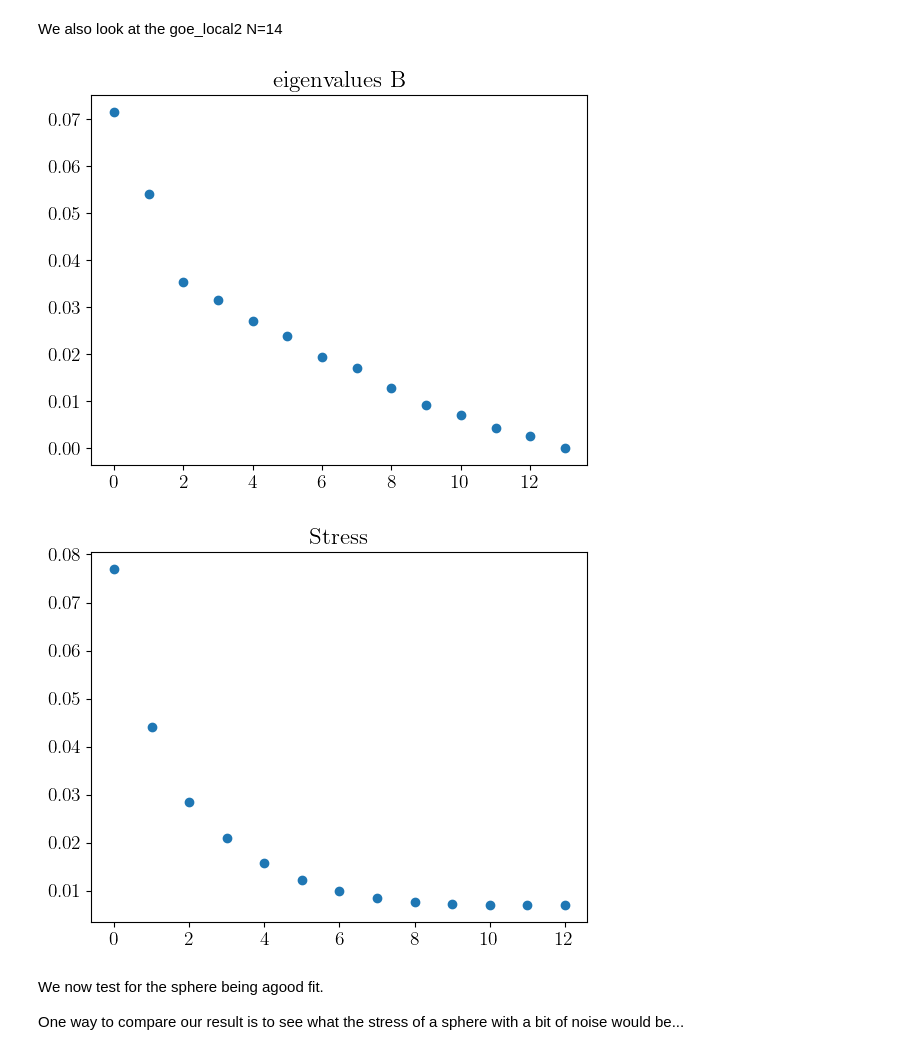
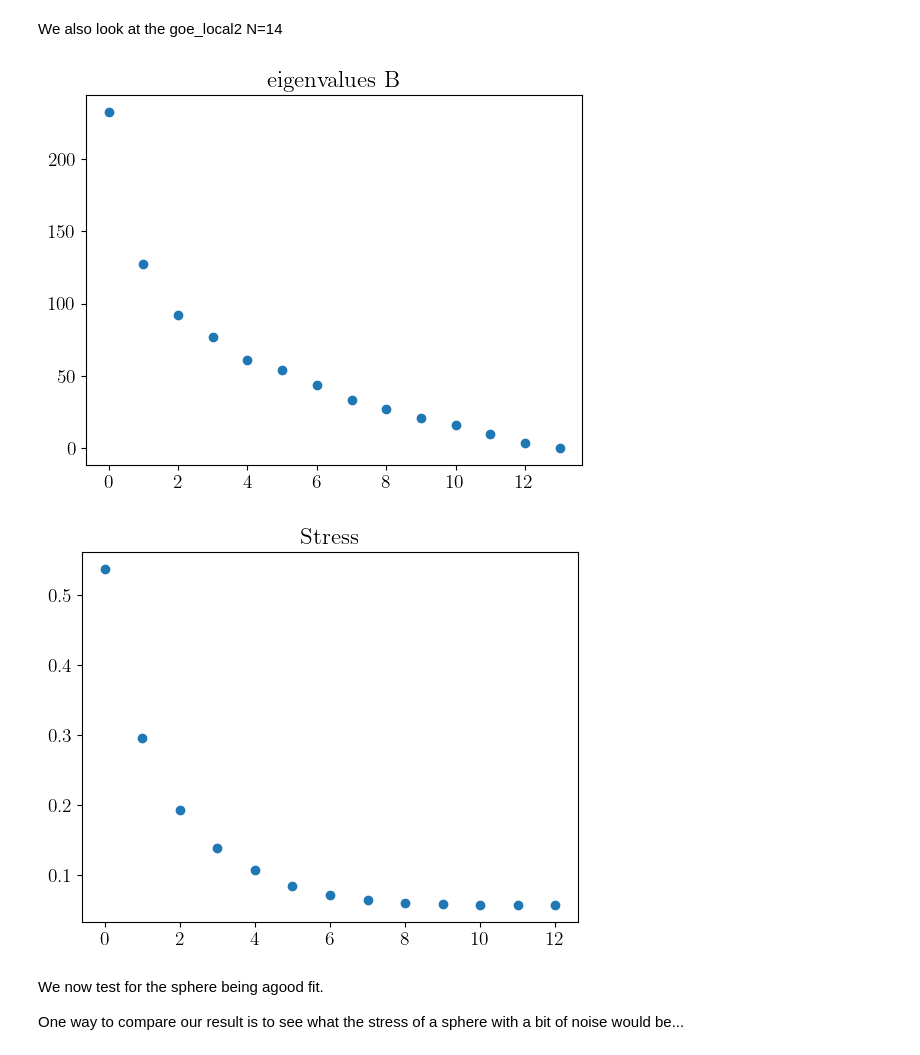
Before and after one commit to MarinAndreGirard/Quantum_emergent_dimension, a Jupyter notebook: getting_some_results.ipynb, the cells around one changed output. Cells and saved outputs as stored; diff of their text form; code cells hidden in the pictures.

```diff
--- a/getting_some_results.ipynb
+++ b/getting_some_results.ipynb
@@ -90,40 +90,30 @@ plt.show()
 We also look at the goe_local2 N=14
 # %%
 N = 14
-range_k=3
+range_k=6
 folder = 'goe_local2'
 state_number=0
 
-file_name=folder+f"{N}_{k}_{state_number}"
-dab=load_d(file_name)
-get_stress(dab)
-get_eigenvalues_B_from_dab(dab,N,file_name)
+eigen_avg=np.zeros(N)
+stress_avg=np.zeros(N-1)
+for k in range(range_k):
+    file_name=folder+f"{N}_{k}_{state_number}"
+    dab=load_d(file_name)
+    stress_avg+=get_stress(dab,False)
+    eigen_avg+=get_eigenvalues_B_from_dab(dab,N,file_name,False)
+
+eigen_avg=eigen_avg/(range_k)
+stress_avg=stress_avg/(range_k)
+plt.scatter(range(len(eigen_avg)),eigen_avg)
+plt.title("eigenvalues B")
+plt.show()
+
+plt.scatter(range(len(stress_avg)),stress_avg)
+plt.title("Stress")
+plt.show()
+# %% [output]
+[figure, added]
+[figure, added]
-# %%
-N = 14
-range_k=2
-folder = 'goe_local2'
-state_number=0
-
-eigen_avg=np.zeros(N)
-stress_avg=np.zeros(N-1)
-for k in range(range_k):
-    file_name=folder+f"{N}_{k}_{state_number}"
-    dab=load_d(file_name)
-    stress_avg+=get_stress(dab,False)
-    eigen_avg+=get_eigenvalues_B_from_dab(dab,N,file_name,False)
-
-eigen_avg=eigen_avg/(N*max(eigen_avg))
-stress_avg=stress_avg/((N-1)*max(stress_avg))
-plt.scatter(range(len(eigen_avg)),eigen_avg)
-plt.title("eigenvalues B")
-plt.show()
-
-plt.scatter(range(len(stress_avg)),stress_avg)
-plt.title("Stress")
-plt.show()
-# %% [output]
-[figure, removed]
-[figure, removed]
 # %% [markdown]
 We now test for the sphere being agood fit.
 
```
Also changed, not shown: parts of 3 cells of this notebook, 5 other files.
